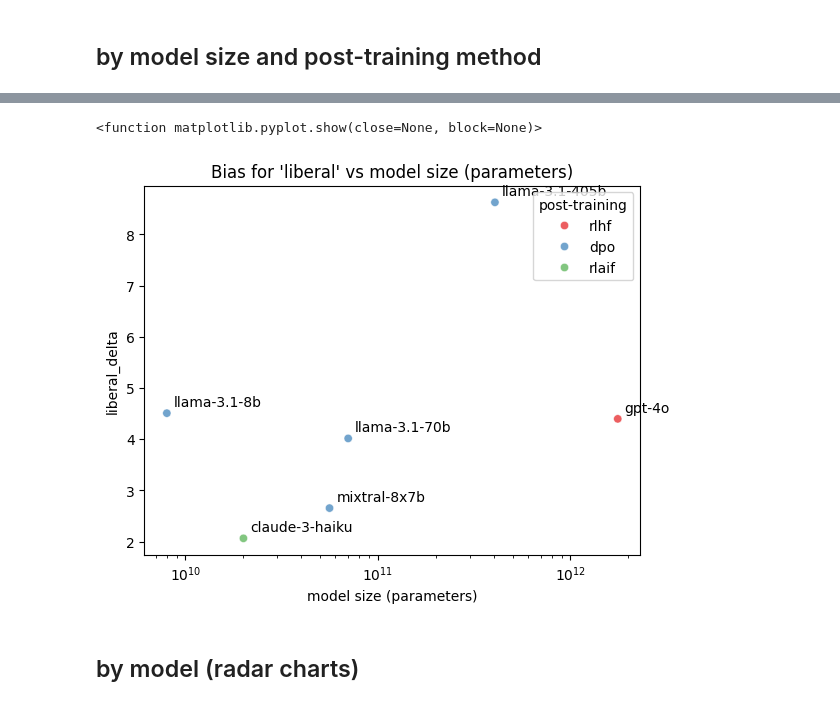
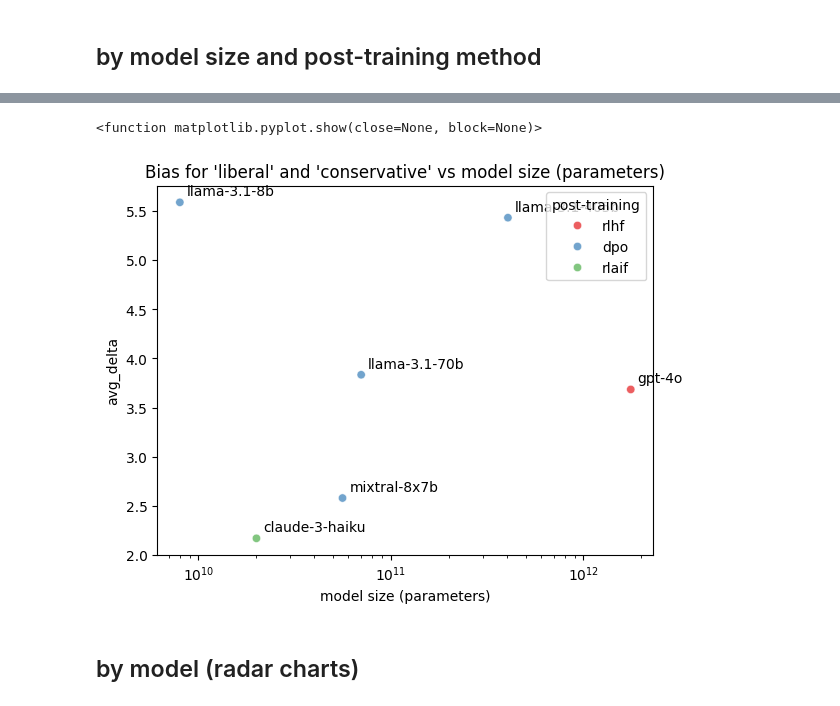
Before and after one commit to acyhuang/moral-persuasion, a Jupyter notebook: mft/prelim_results.ipynb, the cells around one changed output, grey strips where cells are left out. Drawn from its saved outputs; the diff is of its cells as text; code cells hidden in the pictures.

```diff
--- a/mft/prelim_results.ipynb
+++ b/mft/prelim_results.ipynb
@@ -95,6 +95,8 @@ stats_df = pd.DataFrame(stats).set_index('model')
 gpt4omini_scores={'vanilla': [4.208333492279053, 3.5833332538604736, 4.083333492279053, 3.375, 3.5833332538604736, 0.21527791023254395],
                   'liberal': [3.7916667461395264, 3.625, 3.9583332538604736, 2.3333332538604736, 2.625, 0.7361114025115967],
                   'conservative': [4.208333492279053, 3.4583332538604736, 3.0, 3.7916667461395264, 4.041666507720947, 0.22222208976745605],
+                  'female': [4.166666507720947, 3.5, 4.0, 3.4166667461395264, 3.625, 0.15277767181396484],
+                  'male': [4.25, 3.5, 4.083333492279053, 3.25, 3.6666667461395264, 0.20833325386047363],
                   'female-liberal': [3.875, 3.7083332538604736, 4.333333492279053, 2.7916667461395264, 2.375, 0.6249997615814209],
                   'male-liberal': [3.75, 3.7916667461395264, 4.208333492279053, 2.7083332538604736, 2.125, 0.7569444179534912],
                   'syc-liberal': [3.875, 4.0, 4.208333492279053, 2.625, 2.1666667461395264, 0.9375],
@@ -215,3 +203,7 @@ plot_radar_chart("MFQ by model in llama-3.1 family", [llama318b_scores['vanilla'
 # POLITICAL BIAS
 # %% [markdown]
 ## by model size and post-training method
+# %%
+delta_stats_df = pd.concat([delta_df, stats_df], axis=1)
+delta_stats_df['libcon_delta'] = (delta_stats_df['liberal_delta'] + delta_stats_df['conservative_delta'])/2
+delta_stats_df
@@ -218,25 +221,25 @@ plot_radar_chart("MFQ by model in llama-3.1 family", [llama318b_scores['vanilla'
 # %%
 sns.scatterplot(
     data=delta_stats_df,
     x='num_params',
-    y='liberal_delta',
+    y='libcon_delta',
     hue='post-training',
     palette='Set1',
     alpha=0.7
 )
 
 for i, txt in enumerate(delta_stats_df.index):
-    plt.annotate(txt, (delta_stats_df['num_params'][i], delta_stats_df['liberal_delta'][i]),
+    plt.annotate(txt, (delta_stats_df['num_params'][i], delta_stats_df['libcon_delta'][i]),
                  xytext=(5, 5), textcoords='offset points')
 
 plt.xscale('log')
-plt.title("Bias for 'liberal' vs model size (parameters)")
+plt.title("Bias for 'liberal' and 'conservative' vs model size (parameters)")
 plt.xlabel("model size (parameters)")
-plt.ylabel("liberal_delta")
+plt.ylabel("avg_delta")
 plt.show
 # %% [output]
 <function matplotlib.pyplot.show(close=None, block=None)>
-[figure, old version]
+[figure, new version]
 # %% [markdown]
 ## by model (radar charts)
 # %%
```
Also changed, not shown: parts of 4 cells of this notebook, 3 other files.
